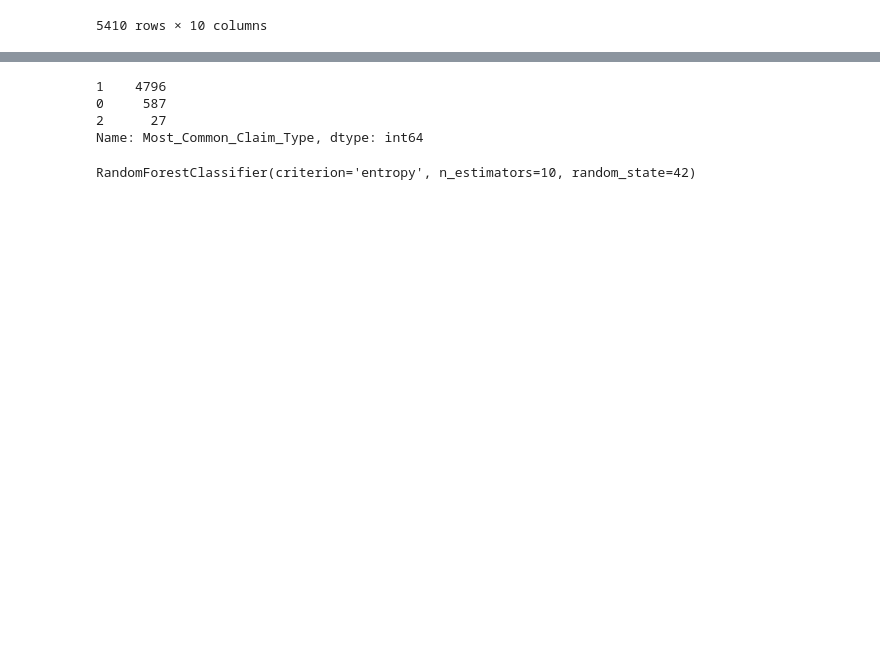
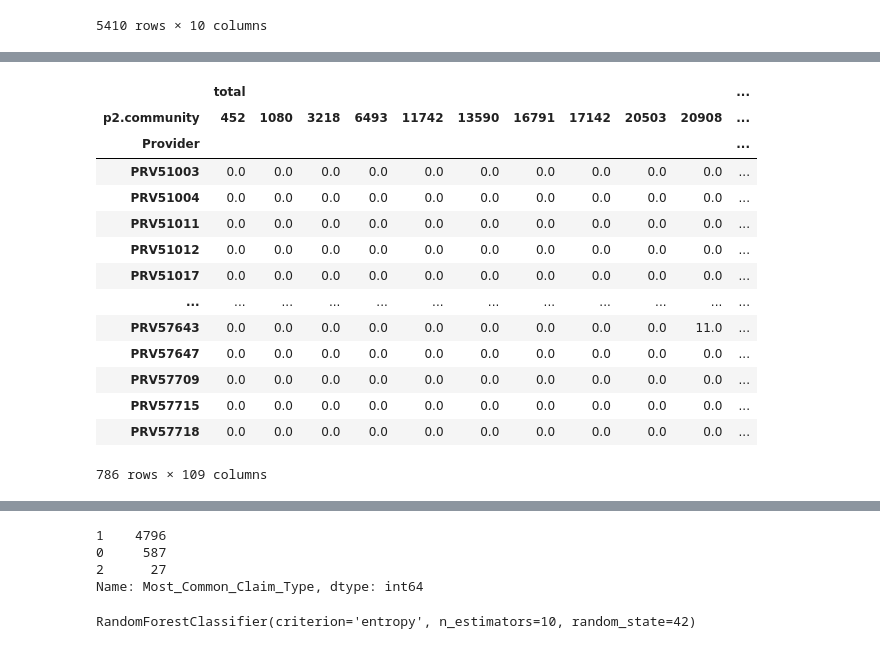
Before and after one commit to areias/healthcare_fraud, a Jupyter notebook: Logistic_Regression.ipynb, the cells around one changed output, grey strips where cells are left out. Cells and saved outputs as stored; diff of their text form; code cells hidden in the pictures; blank space fills up the shorter version.

```diff
--- a/Logistic_Regression.ipynb
+++ b/Logistic_Regression.ipynb
@@ -758,0 +754,22 @@ neo_df
+# %%
+filtered=community.loc[community['total']>10]
+# %%
+pv=filtered.pivot(index='Provider',columns='p2.community')[['total']].fillna(0)
+# %%
+pv
+# %% [output]
+|  | total |  |  |  |  |  |  |  |  |  | ... |
+| p2.community | 452 | 1080 | 3218 | 6493 | 11742 | 13590 | 16791 | 17142 | 20503 | 20908 | ... |
+| Provider |  |  |  |  |  |  |  |  |  |  | ... |
+| PRV51003 | 0.0 | 0.0 | 0.0 | 0.0 | 0.0 | 0.0 | 0.0 | 0.0 | 0.0 | 0.0 | ... |
+| PRV51004 | 0.0 | 0.0 | 0.0 | 0.0 | 0.0 | 0.0 | 0.0 | 0.0 | 0.0 | 0.0 | ... |
+| PRV51011 | 0.0 | 0.0 | 0.0 | 0.0 | 0.0 | 0.0 | 0.0 | 0.0 | 0.0 | 0.0 | ... |
+| PRV51012 | 0.0 | 0.0 | 0.0 | 0.0 | 0.0 | 0.0 | 0.0 | 0.0 | 0.0 | 0.0 | ... |
+| PRV51017 | 0.0 | 0.0 | 0.0 | 0.0 | 0.0 | 0.0 | 0.0 | 0.0 | 0.0 | 0.0 | ... |
+| ... | ... | ... | ... | ... | ... | ... | ... | ... | ... | ... | ... |
+| PRV57643 | 0.0 | 0.0 | 0.0 | 0.0 | 0.0 | 0.0 | 0.0 | 0.0 | 0.0 | 11.0 | ... |
+| PRV57647 | 0.0 | 0.0 | 0.0 | 0.0 | 0.0 | 0.0 | 0.0 | 0.0 | 0.0 | 0.0 | ... |
+| PRV57709 | 0.0 | 0.0 | 0.0 | 0.0 | 0.0 | 0.0 | 0.0 | 0.0 | 0.0 | 0.0 | ... |
+| PRV57715 | 0.0 | 0.0 | 0.0 | 0.0 | 0.0 | 0.0 | 0.0 | 0.0 | 0.0 | 0.0 | ... |
+| PRV57718 | 0.0 | 0.0 | 0.0 | 0.0 | 0.0 | 0.0 | 0.0 | 0.0 | 0.0 | 0.0 | ... |
+786 rows × 109 columns
```
Also changed, not shown: parts of 33 cells of this notebook.
